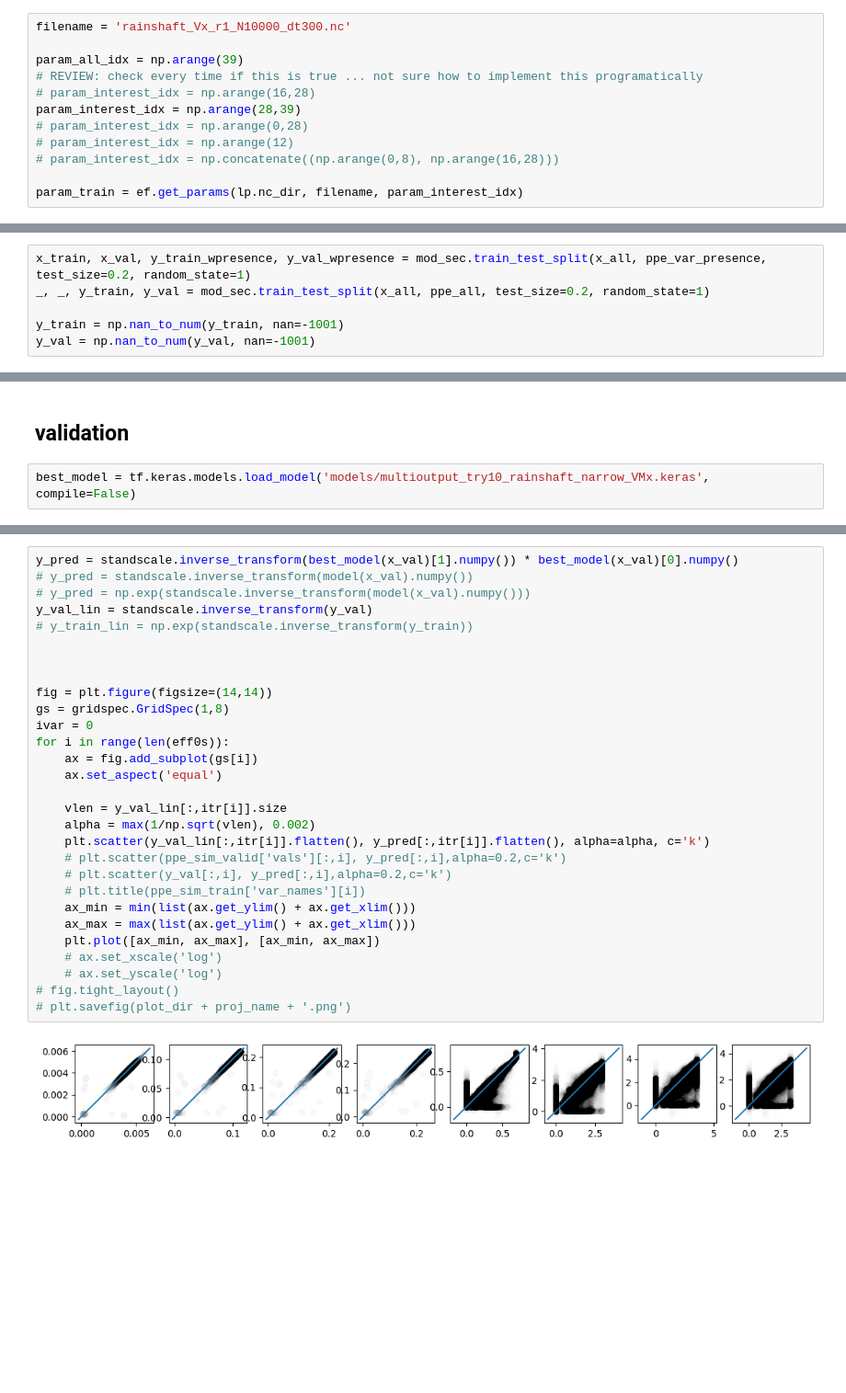
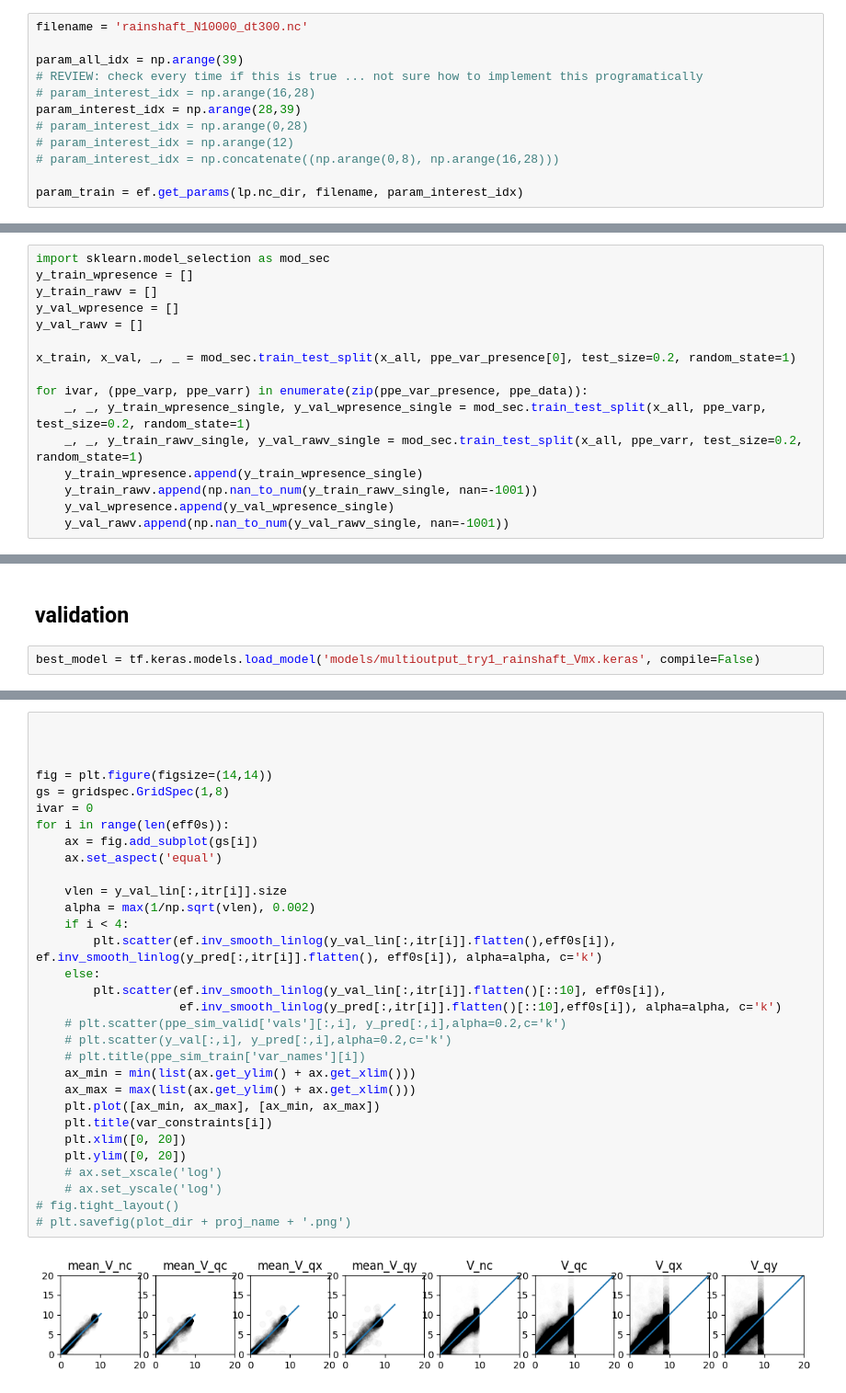
Before and after one commit to arthurzqhu/BOSS_PPE, a Jupyter notebook: hp_tuning.ipynb, the cells around one changed output, grey strips where cells are left out. Shown at 92% size. Drawn from its saved outputs; the diff is of its cells as text; blank space fills up the shorter version.

```diff
--- a/hp_tuning.ipynb
+++ b/hp_tuning.ipynb
@@ -46,7 +39,7 @@ To enable the following instructions: AVX2 AVX512F AVX512_VNNI AVX512_BF16 FMA,
 # %% [markdown]
 ## pre-processing
 # %%
-filename = 'rainshaft_Vx_r1_N10000_dt300.nc'
+filename = 'rainshaft_N10000_dt300.nc'
 
 param_all_idx = np.arange(39)
 # REVIEW: check every time if this is true ... not sure how to implement this programatically
@@ -118,6 +136,16 @@ tgt_all = standscale.transform(tgt_asinh)
 # %%
-x_train, x_val, y_train_wpresence, y_val_wpresence = mod_sec.train_test_split(x_all, ppe_var_presence, test_size=0.2, random_state=1)
-_, _, y_train, y_val = mod_sec.train_test_split(x_all, ppe_all, test_size=0.2, random_state=1)
+import sklearn.model_selection as mod_sec
+y_train_wpresence = []
+y_train_rawv = []
+y_val_wpresence = []
+y_val_rawv = []
 
-y_train = np.nan_to_num(y_train, nan=-1001)
-y_val = np.nan_to_num(y_val, nan=-1001)
+x_train, x_val, _, _ = mod_sec.train_test_split(x_all, ppe_var_presence[0], test_size=0.2, random_state=1)
+
+for ivar, (ppe_varp, ppe_varr) in enumerate(zip(ppe_var_presence, ppe_data)):
+    _, _, y_train_wpresence_single, y_val_wpresence_single = mod_sec.train_test_split(x_all, ppe_varp, test_size=0.2, random_state=1)
+    _, _, y_train_rawv_single, y_val_rawv_single = mod_sec.train_test_split(x_all, ppe_varr, test_size=0.2, random_state=1)
+    y_train_wpresence.append(y_train_wpresence_single)
+    y_train_rawv.append(np.nan_to_num(y_train_rawv_single, nan=-1001))
+    y_val_wpresence.append(y_val_wpresence_single)
+    y_val_rawv.append(np.nan_to_num(y_val_rawv_single, nan=-1001))
@@ -277,4 +319,4 @@ best_model.save(lp.bossppe_dir + '/models/multioutput_' + proj_name + '.keras')
 # %% [markdown]
 ## validation
 # %%
-best_model = tf.keras.models.load_model('models/multioutput_try10_rainshaft_narrow_VMx.keras', compile=False)
+best_model = tf.keras.models.load_model('models/multioutput_try1_rainshaft_Vmx.keras', compile=False)
@@ -338,31 +448,33 @@ for ivlen, vlen in enumerate(var_len[1:]):
 # %%
-y_pred = standscale.inverse_transform(best_model(x_val)[1].numpy()) * best_model(x_val)[0].numpy()
-# y_pred = standscale.inverse_transform(model(x_val).numpy())
-# y_pred = np.exp(standscale.inverse_transform(model(x_val).numpy()))
-y_val_lin = standscale.inverse_transform(y_val)
-# y_train_lin = np.exp(standscale.inverse_transform(y_train))
 
 
 
 fig = plt.figure(figsize=(14,14))
 gs = gridspec.GridSpec(1,8)
 ivar = 0
 for i in range(len(eff0s)):
     ax = fig.add_subplot(gs[i])
     ax.set_aspect('equal')
 
     vlen = y_val_lin[:,itr[i]].size
     alpha = max(1/np.sqrt(vlen), 0.002)
-    plt.scatter(y_val_lin[:,itr[i]].flatten(), y_pred[:,itr[i]].flatten(), alpha=alpha, c='k')
+    if i < 4:
+        plt.scatter(ef.inv_smooth_linlog(y_val_lin[:,itr[i]].flatten(),eff0s[i]), ef.inv_smooth_linlog(y_pred[:,itr[i]].flatten(), eff0s[i]), alpha=alpha, c='k')
+    else:
+        plt.scatter(ef.inv_smooth_linlog(y_val_lin[:,itr[i]].flatten()[::10], eff0s[i]),
+                    ef.inv_smooth_linlog(y_pred[:,itr[i]].flatten()[::10],eff0s[i]), alpha=alpha, c='k')
     # plt.scatter(ppe_sim_valid['vals'][:,i], y_pred[:,i],alpha=0.2,c='k')
     # plt.scatter(y_val[:,i], y_pred[:,i],alpha=0.2,c='k')
     # plt.title(ppe_sim_train['var_names'][i])
     ax_min = min(list(ax.get_ylim() + ax.get_xlim()))
     ax_max = max(list(ax.get_ylim() + ax.get_xlim()))
     plt.plot([ax_min, ax_max], [ax_min, ax_max])
+    plt.title(var_constraints[i])
+    plt.xlim([0, 20])
+    plt.ylim([0, 20])
     # ax.set_xscale('log')
     # ax.set_yscale('log')
 # fig.tight_layout()
 # plt.savefig(plot_dir + proj_name + '.png')
 # %% [output]
-[figure, old version]
+[figure, new version]
```
Also changed, not shown: parts of 36 cells of this notebook, 3 other files.
